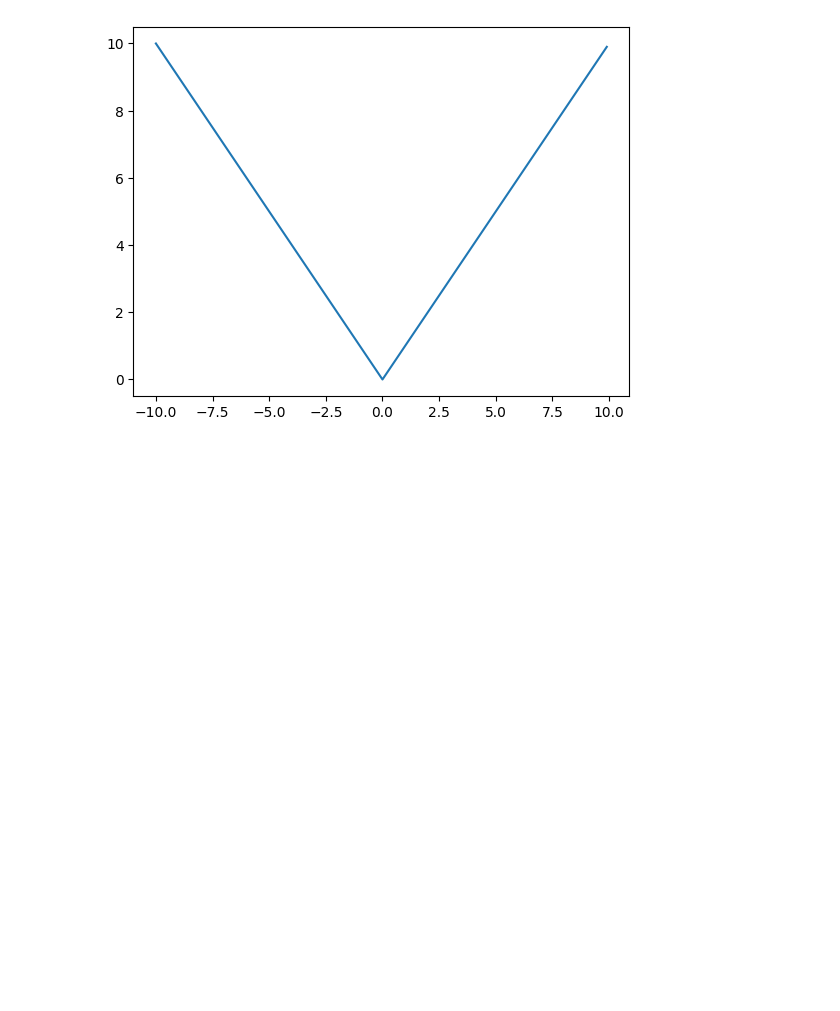
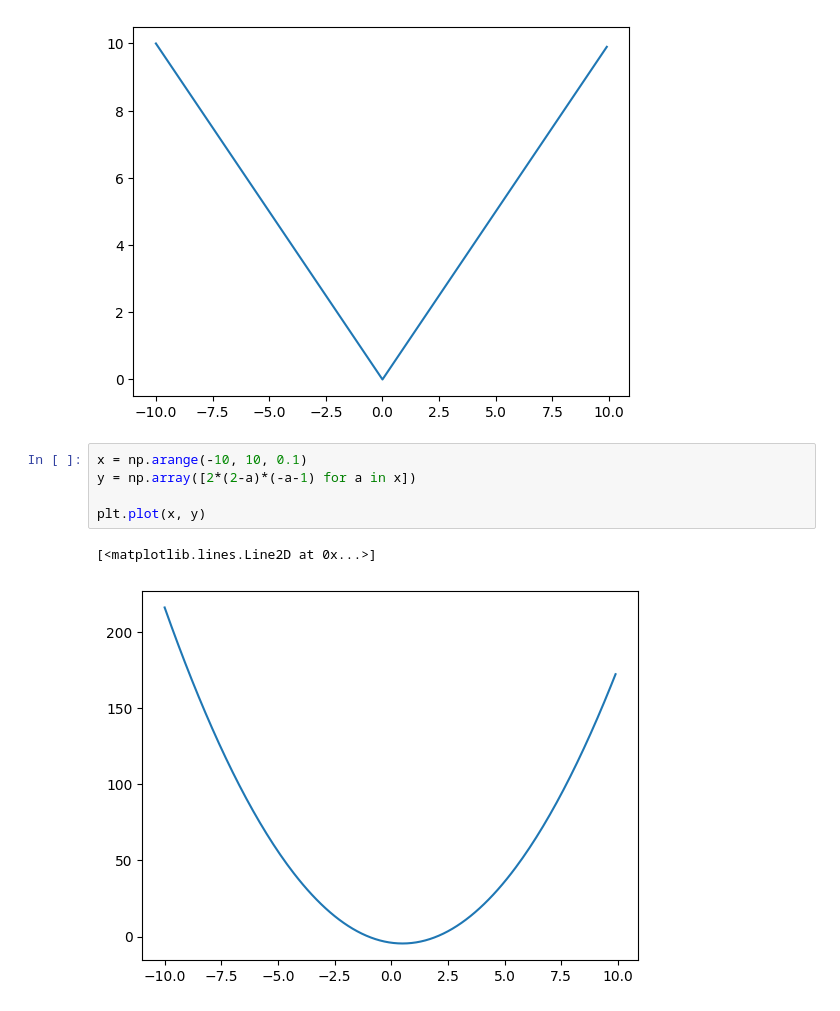
Before and after one commit to eguefif/Maths-lycee, a Jupyter notebook: 1ere/Chap 2.ipynb, the cells around one changed output. Cells and saved outputs as stored; diff of their text form; blank space fills up the shorter version.

```diff
--- a/1ere/Chap 2.ipynb
+++ b/1ere/Chap 2.ipynb
@@ -15,3 +15,11 @@ plt.plot(x, y)
 # %% [output]
 [<matplotlib.lines.Line2D at 0x...>]
 [figure]
+# %%
+x = np.arange(-10, 10, 0.1)
+y = np.array([2*(2-a)*(-a-1) for a in x])
+
+plt.plot(x, y)
+# %% [output]
+[<matplotlib.lines.Line2D at 0x...>]
+[figure, added]
```
Also changed, not shown: parts of 6 cells of this notebook.
